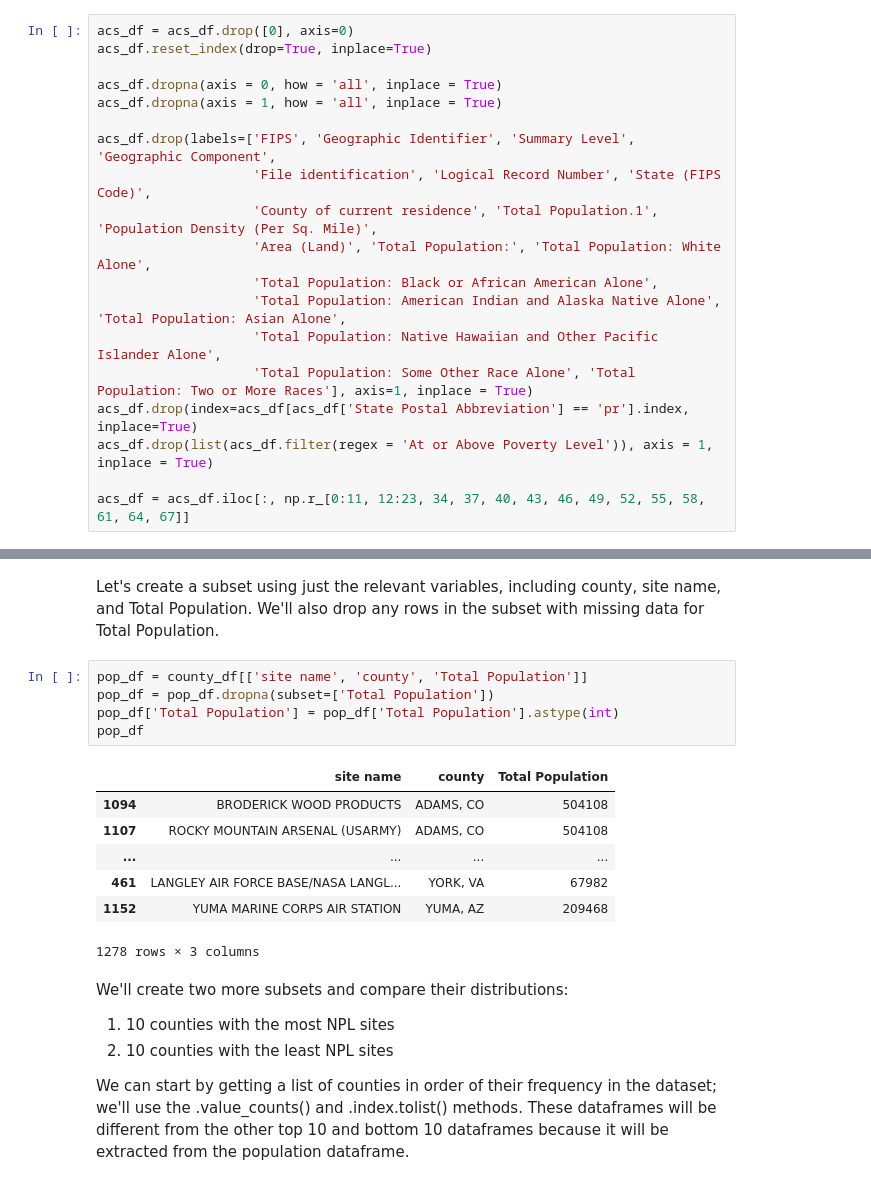
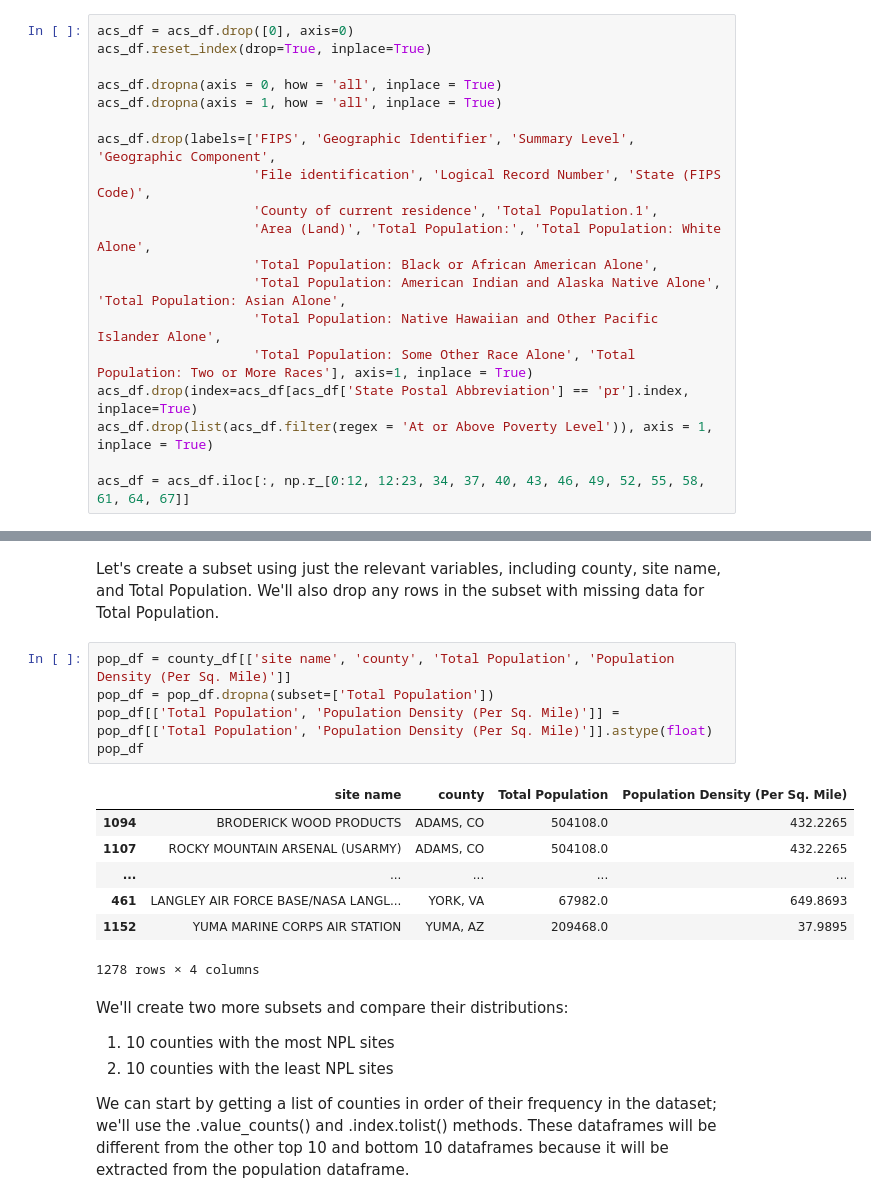
Before and after one commit to jeinuh/superfund-project, a Jupyter notebook: FinalProject_group011.ipynb, the cells around one changed output, grey strips where cells are left out. Saved outputs shown, nothing was run; the diff lists cells and outputs as text.

```diff
--- a/FinalProject_group011.ipynb
+++ b/FinalProject_group011.ipynb
@@ -116,7 +116,7 @@ acs_df.dropna(axis = 1, how = 'all', inplace = True)
 
 acs_df.drop(labels=['FIPS', 'Geographic Identifier', 'Summary Level', 'Geographic Component',
                     'File identification', 'Logical Record Number', 'State (FIPS Code)',
-                    'County of current residence', 'Total Population.1', 'Population Density (Per Sq. Mile)',
+                    'County of current residence', 'Total Population.1',
                     'Area (Land)', 'Total Population:', 'Total Population: White Alone',
                     'Total Population: Black or African American Alone',
                     'Total Population: American Indian and Alaska Native Alone', 'Total Population: Asian Alone',
@@ -125,7 +125,7 @@ acs_df.drop(labels=['FIPS', 'Geographic Identifier', 'Summary Level', 'Geographi
 acs_df.drop(index=acs_df[acs_df['State Postal Abbreviation'] == 'pr'].index, inplace=True)
 acs_df.drop(list(acs_df.filter(regex = 'At or Above Poverty Level')), axis = 1, inplace = True)
 
-acs_df = acs_df.iloc[:, np.r_[0:11, 12:23, 34, 37, 40, 43, 46, 49, 52, 55, 58, 61, 64, 67]]
+acs_df = acs_df.iloc[:, np.r_[0:12, 12:23, 34, 37, 40, 43, 46, 49, 52, 55, 58, 61, 64, 67]]
 # %% [markdown]
 We'll need to adjust our dataset now that we have a better understanding of our data and how we want to work with it. Here, we'll work towards merging our two datasets by county. Let's start by standardizing the county variable of both datasets with a format of 'COUNTY, PC' where PC is the postal code (i.e. CA for California). This will handle instances where there are counties of the same name in different states.
 
@@ -450,18 +450,18 @@ The results further insinuate that regions with high NPL sites with long-duratio
 # %% [markdown]
 Let's create a subset using just the relevant variables, including county, site name, and Total Population. We'll also drop any rows in the subset with missing data for Total Population.
 # %%
-pop_df = county_df[['site name', 'county', 'Total Population']]
+pop_df = county_df[['site name', 'county', 'Total Population', 'Population Density (Per Sq. Mile)']]
 pop_df = pop_df.dropna(subset=['Total Population'])
-pop_df['Total Population'] = pop_df['Total Population'].astype(int)
+pop_df[['Total Population', 'Population Density (Per Sq. Mile)']] = pop_df[['Total Population', 'Population Density (Per Sq. Mile)']].astype(float)
 pop_df
 # %% [output]
-|  | site name | county | Total Population |
-| 1094 | BRODERICK WOOD PRODUCTS | ADAMS, CO | 504108 |
-| 1107 | ROCKY MOUNTAIN ARSENAL (USARMY) | ADAMS, CO | 504108 |
-| ... | ... | ... | ... |
-| 461 | LANGLEY AIR FORCE BASE/NASA LANGL... | YORK, VA | 67982 |
-| 1152 | YUMA MARINE CORPS AIR STATION | YUMA, AZ | 209468 |
+|  | site name | county | Total Population | Population Density (Per Sq. Mile) |
+| 1094 | BRODERICK WOOD PRODUCTS | ADAMS, CO | 504108.0 | 432.2265 |
+| 1107 | ROCKY MOUNTAIN ARSENAL (USARMY) | ADAMS, CO | 504108.0 | 432.2265 |
+| ... | ... | ... | ... | ... |
+| 461 | LANGLEY AIR FORCE BASE/NASA LANGL... | YORK, VA | 67982.0 | 649.8693 |
+| 1152 | YUMA MARINE CORPS AIR STATION | YUMA, AZ | 209468.0 | 37.9895 |
-1278 rows × 3 columns
+1278 rows × 4 columns
 # %% [markdown]
 We'll create two more subsets and compare their distributions:
 1. 10 counties with the most NPL sites
```
Also changed, not shown: parts of 51 cells of this notebook.
